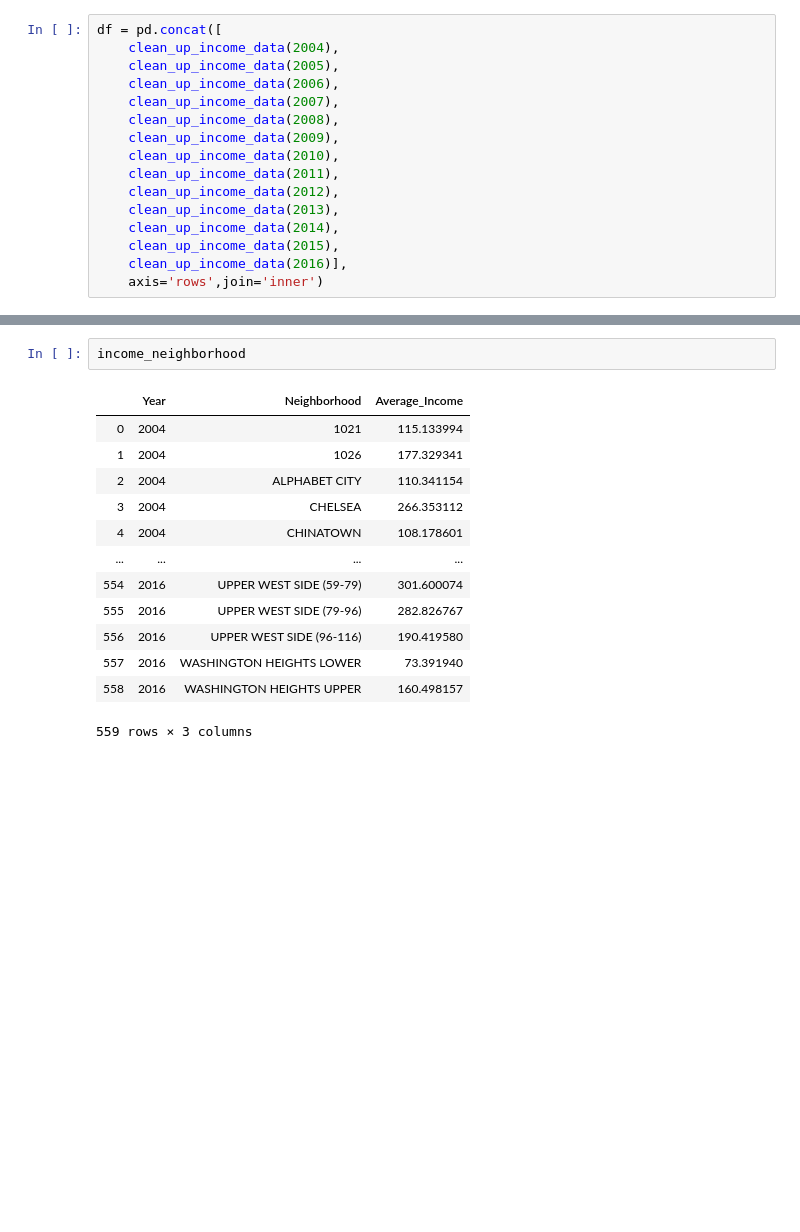
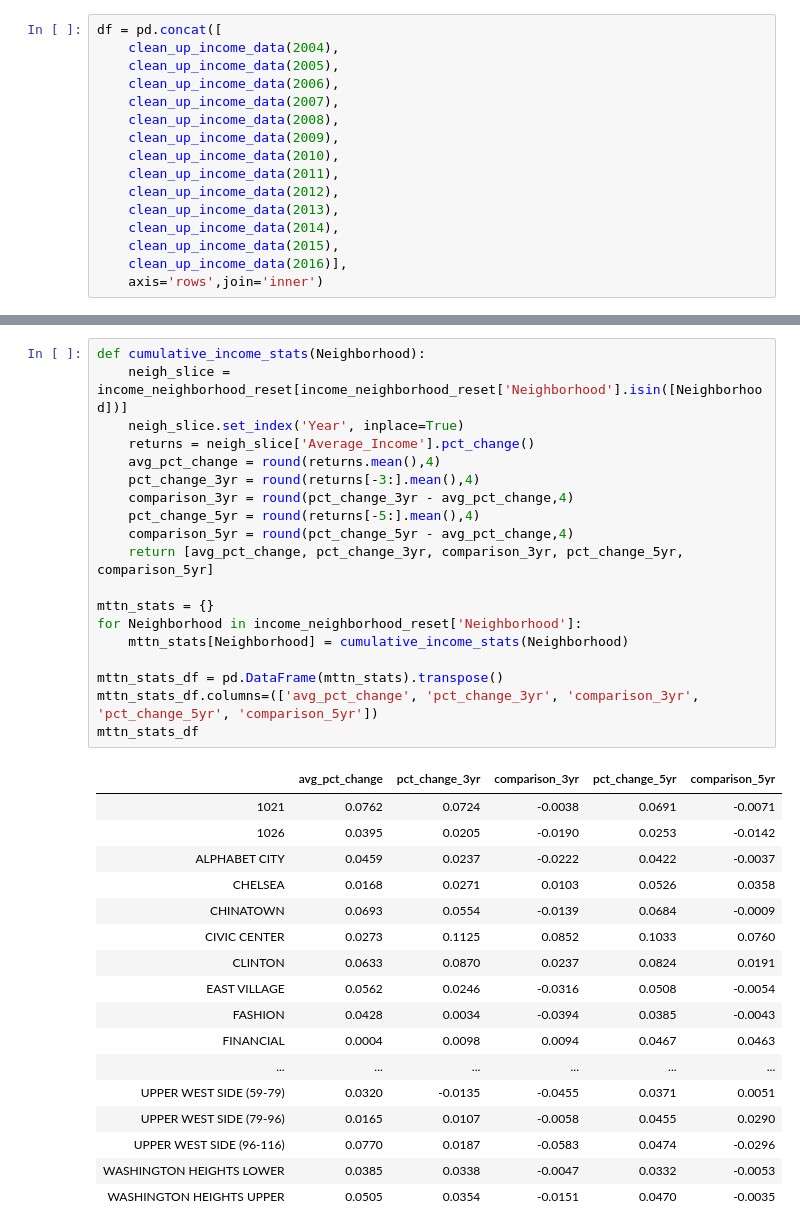
Before and after one commit to ekuo651/NYC-RE-Neighborhood-Trends, a Jupyter notebook: function_income_2009-2016.ipynb, the cells around one changed output, grey strips where cells are left out. Cells and saved outputs as stored; diff of their text form; blank space fills up the shorter version.

```diff
--- a/function_income_2009-2016.ipynb
+++ b/function_income_2009-2016.ipynb
@@ -237,16 +207,37 @@ mttn_stats
-# %%
-income_neighborhood
-# %% [output]
-|  | Year | Neighborhood | Average_Income |
-| 0 | 2004 | 1021 | 115.133994 |
-| 1 | 2004 | 1026 | 177.329341 |
-| 2 | 2004 | ALPHABET CITY | 110.341154 |
-| 3 | 2004 | CHELSEA | 266.353112 |
-| 4 | 2004 | CHINATOWN | 108.178601 |
-| ... | ... | ... | ... |
-| 554 | 2016 | UPPER WEST SIDE (59-79) | 301.600074 |
-| 555 | 2016 | UPPER WEST SIDE (79-96) | 282.826767 |
-| 556 | 2016 | UPPER WEST SIDE (96-116) | 190.419580 |
-| 557 | 2016 | WASHINGTON HEIGHTS LOWER | 73.391940 |
-| 558 | 2016 | WASHINGTON HEIGHTS UPPER | 160.498157 |
-559 rows × 3 columns
+# %%
+def cumulative_income_stats(Neighborhood):
+    neigh_slice = income_neighborhood_reset[income_neighborhood_reset['Neighborhood'].isin([Neighborhood])]
+    neigh_slice.set_index('Year', inplace=True)
+    returns = neigh_slice['Average_Income'].pct_change()
+    avg_pct_change = round(returns.mean(),4)
+    pct_change_3yr = round(returns[-3:].mean(),4)
+    comparison_3yr = round(pct_change_3yr - avg_pct_change,4)
+    pct_change_5yr = round(returns[-5:].mean(),4)
+    comparison_5yr = round(pct_change_5yr - avg_pct_change,4)
+    return [avg_pct_change, pct_change_3yr, comparison_3yr, pct_change_5yr, comparison_5yr]
+
+mttn_stats = {}
+for Neighborhood in income_neighborhood_reset['Neighborhood']:
+    mttn_stats[Neighborhood] = cumulative_income_stats(Neighborhood)
+
+mttn_stats_df = pd.DataFrame(mttn_stats).transpose()
+mttn_stats_df.columns=(['avg_pct_change', 'pct_change_3yr', 'comparison_3yr', 'pct_change_5yr', 'comparison_5yr'])
+mttn_stats_df
+# %% [output]
+|  | avg_pct_change | pct_change_3yr | comparison_3yr | pct_change_5yr | comparison_5yr |
+| 1021 | 0.0762 | 0.0724 | -0.0038 | 0.0691 | -0.0071 |
+| 1026 | 0.0395 | 0.0205 | -0.0190 | 0.0253 | -0.0142 |
+| ALPHABET CITY | 0.0459 | 0.0237 | -0.0222 | 0.0422 | -0.0037 |
+| CHELSEA | 0.0168 | 0.0271 | 0.0103 | 0.0526 | 0.0358 |
+| CHINATOWN | 0.0693 | 0.0554 | -0.0139 | 0.0684 | -0.0009 |
+| CIVIC CENTER | 0.0273 | 0.1125 | 0.0852 | 0.1033 | 0.0760 |
+| CLINTON | 0.0633 | 0.0870 | 0.0237 | 0.0824 | 0.0191 |
+| EAST VILLAGE | 0.0562 | 0.0246 | -0.0316 | 0.0508 | -0.0054 |
+| FASHION | 0.0428 | 0.0034 | -0.0394 | 0.0385 | -0.0043 |
+| FINANCIAL | 0.0004 | 0.0098 | 0.0094 | 0.0467 | 0.0463 |
+| ... | ... | ... | ... | ... | ... |
+| UPPER WEST SIDE (59-79) | 0.0320 | -0.0135 | -0.0455 | 0.0371 | 0.0051 |
+| UPPER WEST SIDE (79-96) | 0.0165 | 0.0107 | -0.0058 | 0.0455 | 0.0290 |
+| UPPER WEST SIDE (96-116) | 0.0770 | 0.0187 | -0.0583 | 0.0474 | -0.0296 |
+| WASHINGTON HEIGHTS LOWER | 0.0385 | 0.0338 | -0.0047 | 0.0332 | -0.0053 |
+| WASHINGTON HEIGHTS UPPER | 0.0505 | 0.0354 | -0.0151 | 0.0470 | -0.0035 |
```
Also changed, not shown: parts of 9 cells of this notebook, 4 other files.
